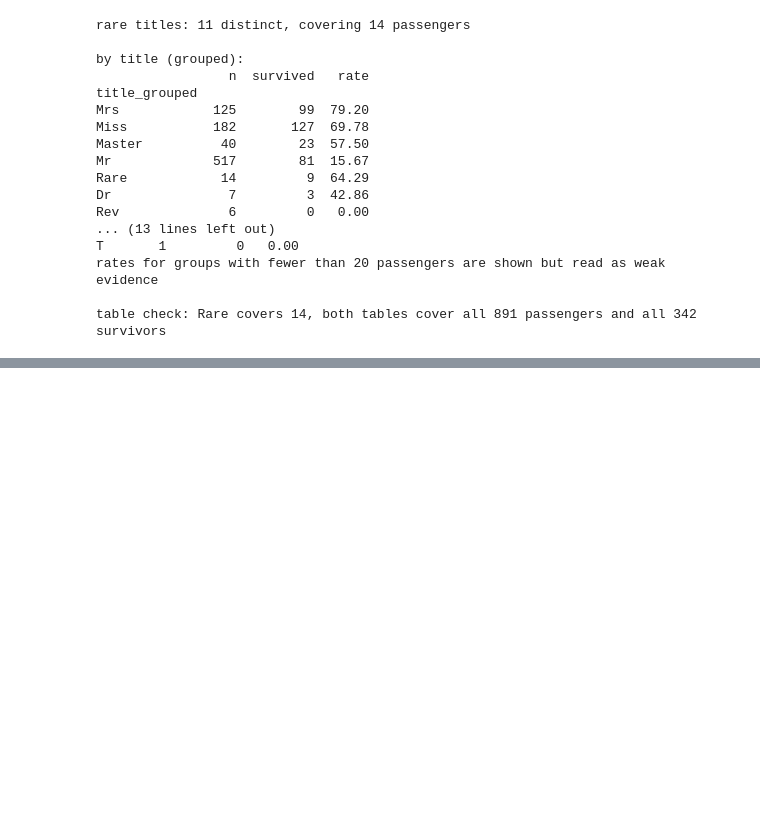
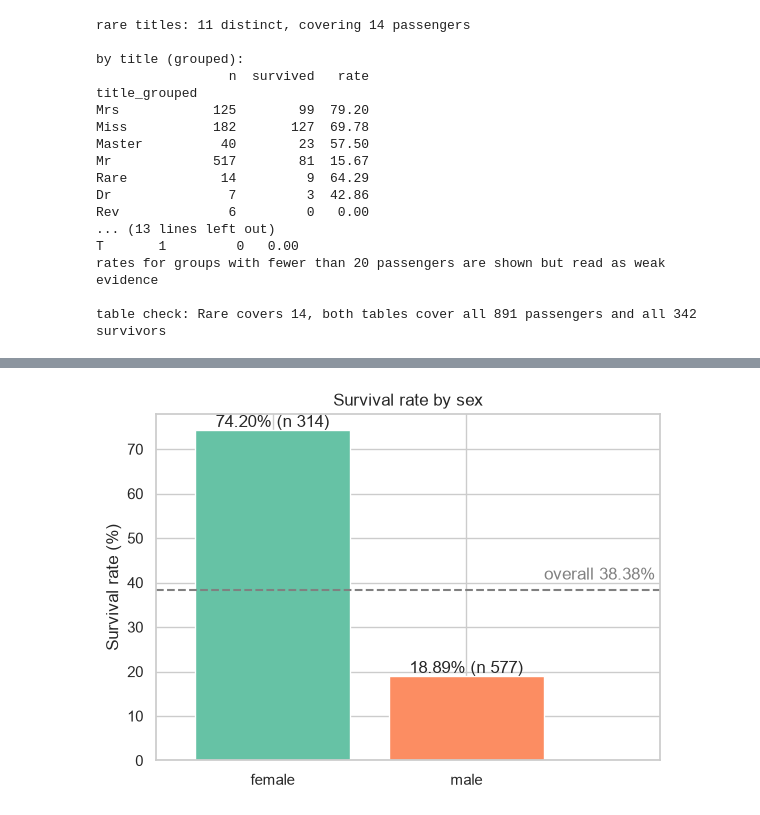
Before and after one commit to intend-dev/ai-programming-foundations-project, a Jupyter notebook: data_workflow.ipynb, the cells around one changed output, grey strips where cells are left out. Cells and saved outputs as stored; diff of their text form; code cells hidden in the pictures; blank space fills up the shorter version.

```diff
--- a/data_workflow.ipynb
+++ b/data_workflow.ipynb
@@ -469,0 +502,17 @@ Survival broadly follows sex and life stage: adult women (`Mrs` and `Miss`) and
+# %%
+# Sex rates against the overall line
+sex_table = rate_table(df, "Sex").loc[["female", "male"]]
+assert sex_table["rate"].tolist() == [74.2, 18.89], f"sex rates: {sex_table['rate'].tolist()}"
+
+overall = df["Survived"].mean() * 100
+fig, ax = plt.subplots(figsize=(6.5, 4.5))
+bars = ax.bar(sex_table.index, sex_table["rate"], color=palette[:2])
+ax.bar_label(bars, labels=[f"{r:.2f}% (n {n})" for r, n in zip(sex_table["rate"], sex_table["n"])])
+ax.axhline(overall, color="gray", linestyle="--")
+ax.text(0.99, overall + 1.5, f"overall {overall:.2f}%", transform=ax.get_yaxis_transform(), ha="right", va="bottom", color="gray")
+ax.set_xlim(-0.6, 2.0)
+ax.set_title("Survival rate by sex")
+ax.set_ylabel("Survival rate (%)")
+plt.show()
+# %% [output]
+[figure, added]
```
Also changed, not shown: parts of 16 cells of this notebook.
